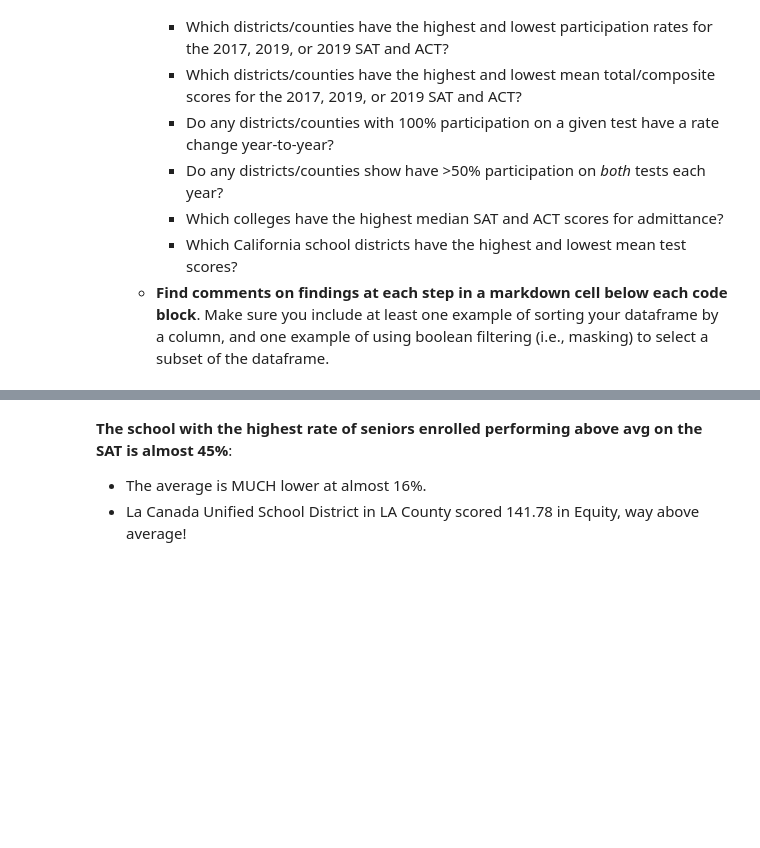
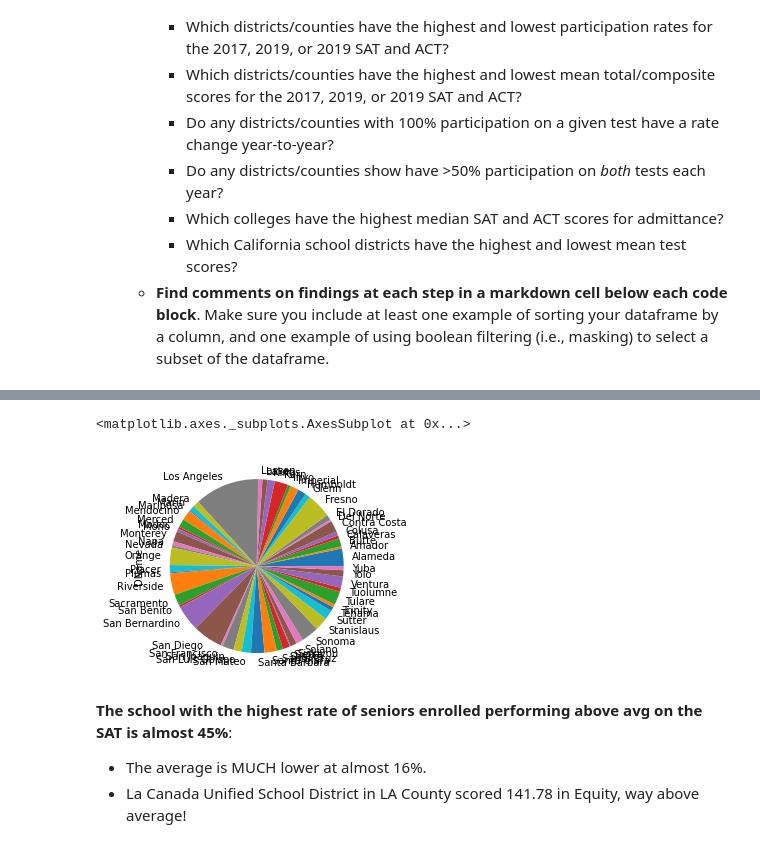
Before and after one commit to griffinbran/Equitable-Education-Affects-on-College-Entrance-Exam-Performance, a Jupyter notebook: Code/Notebook-02-EDA.ipynb, the cells around one changed output, grey strips where cells are left out. Cells and saved outputs as stored; diff of their text form; code cells hidden in the pictures; blank space fills up the shorter version.

Commit message:
Pie plot of number of districts by county.

```diff
--- a/Code/Notebook-02-EDA.ipynb
+++ b/Code/Notebook-02-EDA.ipynb
@@ -48,3 +48,13 @@ NameError: name 'actdf' is not defined
+# %%
+# EDA: Create visual
+# Disply the number of School Districts in each of the 58 counties
+%store -r actdf
+district = actdf[actdf['RType']=='D']
+d = district.groupby('CName')['DName'].count()
+d.plot.pie()
+# %% [output]
+<matplotlib.axes._subplots.AxesSubplot at 0x...>
+[figure, added]
 # %%
 #EDA
 finaldf['bench_over_enrolled'] = finaldf['num_over_benchmark_sat']/finaldf['enrolled_seniors_x']
```
Also changed, not shown: parts of 2 cells of this notebook, 1 other file.
